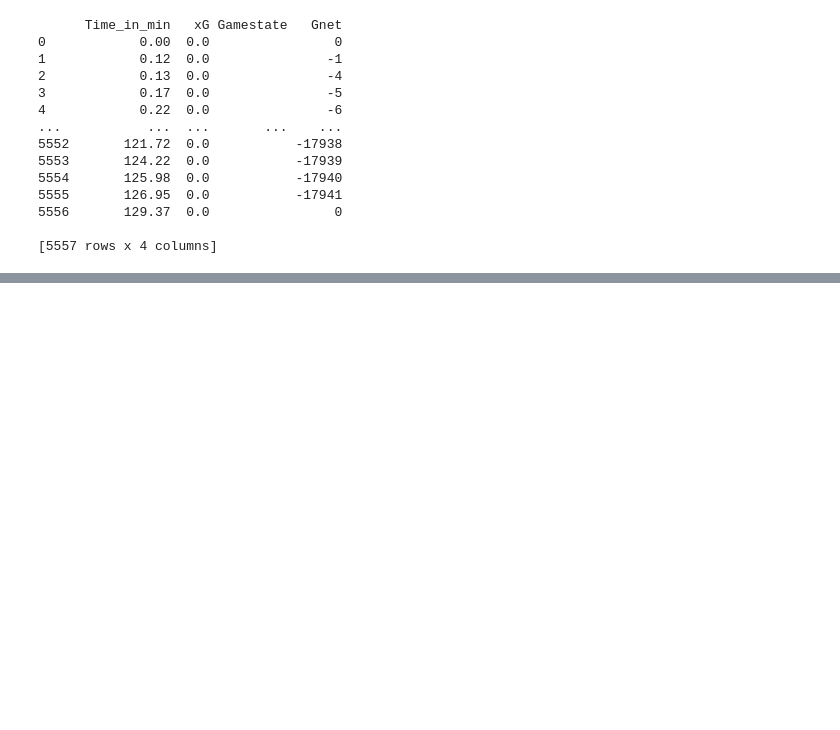
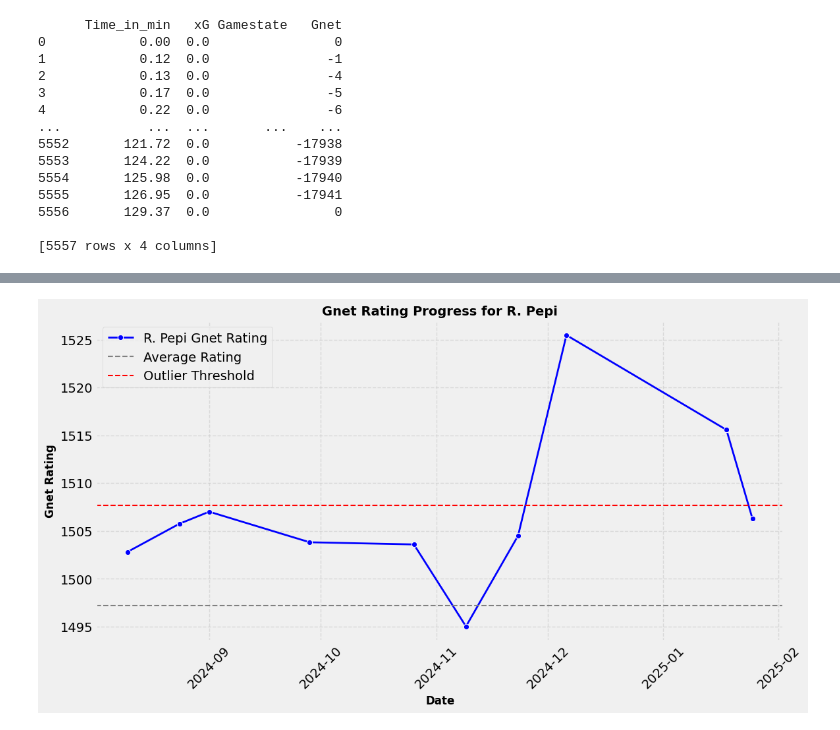
Before and after one commit to marclamberts/football-analysis, a Jupyter notebook: Python/Player Rating Model/Interval xG - Gamestate - 2025.ipynb, the cells around one changed output, grey strips where cells are left out. Cells and saved outputs as stored; diff of their text form; code cells hidden in the pictures; blank space fills up the shorter version.

```diff
--- a/Python/Player Rating Model/Interval xG - Gamestate - 2025.ipynb
+++ b/Python/Player Rating Model/Interval xG - Gamestate - 2025.ipynb
@@ -420,0 +325,91 @@ plot_player_progress(player_impact_df, player_id)
+# %%
+import pandas as pd
+import matplotlib.pyplot as plt
+import numpy as np
+import seaborn as sns
+
+plt.style.use("fivethirtyeight")  # Apply FiveThirtyEight style
+
+def calculate_team_intervals(file_path, team_id):
+    df = pd.read_excel(file_path)
+
+    match_start = df["Time_in_sec"].min()
+    first_half_end, second_half_start, match_end = 2700, 2700, 5400
+
+    team_df = df[df["TeamId"] == team_id]
+    opponent_df = df[df["TeamId"] != team_id]
+
+    team_goal_times = team_df[team_df["Goal"] == 1]["Time_in_sec"].tolist()
+    opponent_goal_times = opponent_df[opponent_df["Goal"] == 1]["Time_in_sec"].tolist()
+
+    team_intervals = sorted(set([match_start, first_half_end, second_half_start, match_end] + team_goal_times + opponent_goal_times))
+
+    team_intervals_df = pd.DataFrame(team_intervals, columns=["Time_in_sec"])
+    team_intervals_df["xG"], team_intervals_df["PsxG"], team_intervals_df["Gamestate"], team_intervals_df["Gnet"] = 0.0, 0.0, "", 0
+
+    for i in range(len(team_intervals_df) - 1):
+        start, end = team_intervals_df.loc[i, "Time_in_sec"], team_intervals_df.loc[i + 1, "Time_in_sec"]
+
+        xg_sum = team_df[(team_df["Time_in_sec"] >= start) & (team_df["Time_in_sec"] < end)]["xG"].astype(float).sum()
+        psxg_sum = team_df[(team_df["Time_in_sec"] >= start) & (team_df["Time_in_sec"] < end)]["PsxG"].astype(float).sum()
+
+        team_intervals_df.loc[i, "xG"], team_intervals_df.loc[i, "PsxG"] = xg_sum, psxg_sum
+        gamestate_values = team_df[(team_df["Time_in_sec"] >= start) & (team_df["Time_in_sec"] < end)]["Gamestate"].unique()
+        if len(gamestate_values) > 0:
+            team_intervals_df.loc[i, "Gamestate"] = gamestate_values[-1]
+
+        new_team_goals = len(team_df[(team_df["Time_in_sec"] >= start) & (team_df["Time_in_sec"] < end) & (team_df["Goal"] == 1)])
+        new_opponent_goals = len(opponent_df[(opponent_df["Time_in_sec"] >= start) & (opponent_df["Time_in_sec"] < end) & (opponent_df["Goal"] == 1)])
+
+        team_intervals_df.loc[i, "Gnet"] = new_team_goals - new_opponent_goals
+
+    return team_intervals_df
+
+def calculate_player_impact(file_path):
+    df = pd.read_excel(file_path)
+    df["Date"] = pd.to_datetime(df["Date"]).dt.date
+
+    player_impact = df.groupby(["PlayerId", "Date"]).agg(
+        total_xG=("xG", "sum"),
+        total_PsxG=("PsxG", "sum"),
+        impact_in_draws=("Gamestate", lambda x: (x == "Draw").sum()),
+    ).reset_index()
+
+    player_impact["Gnet_rating"] = 1500 + (player_impact["total_xG"] + player_impact["total_PsxG"] - player_impact["impact_in_draws"]) * 10
+
+    # Compute percentile rank
+    player_impact["Percentile"] = player_impact["Gnet_rating"].rank(pct=True) * 100
+
+    return player_impact
+
+def plot_player_progress(player_impact_df, player_id):
+    player_df = player_impact_df[player_impact_df["PlayerId"] == player_id].copy()
+    player_df = player_df.sort_values("Date")  # Ensure proper time order
+
+    # Compute rolling average for smoothing
+    player_df["Smoothed_Gnet"] = player_df["Gnet_rating"].rolling(window=2, min_periods=1).mean()
+
+    avg_rating = player_impact_df["Gnet_rating"].mean()
+    outlier_threshold = player_impact_df["Gnet_rating"].quantile(0.90)
+
+    plt.figure(figsize=(12, 6))
+    sns.lineplot(x=player_df["Date"], y=player_df["Smoothed_Gnet"], marker='o', linestyle='-', linewidth=2, label=f"{player_id} Gnet Rating", color='blue')
+    plt.axhline(avg_rating, color='gray', linestyle='--', linewidth=1.5, label='Average Rating')
+    plt.axhline(outlier_threshold, color='red', linestyle='--', linewidth=1.5, label='Outlier Threshold')
+
+    plt.xlabel("Date", fontsize=12, fontweight='bold')
+    plt.ylabel("Gnet Rating", fontsize=12, fontweight='bold')
+    plt.title(f"Gnet Rating Progress for {player_id}", fontsize=14, fontweight='bold')
+
+    plt.xticks(rotation=45)
+    plt.legend()
+    plt.grid(True, linestyle='--', alpha=0.6)
+    plt.show()
+
+# Example usage
+file_path = "/Users/marclambertes/Downloads/Outswinger FC - Expected Goals/Eredivisie xG 04022025.xlsx"
+player_id = "R. Pepi"
+player_impact_df = calculate_player_impact(file_path)
+plot_player_progress(player_impact_df, player_id)
+# %% [output]
+[figure, added]
```
Also changed, not shown: parts of 4 cells of this notebook.
